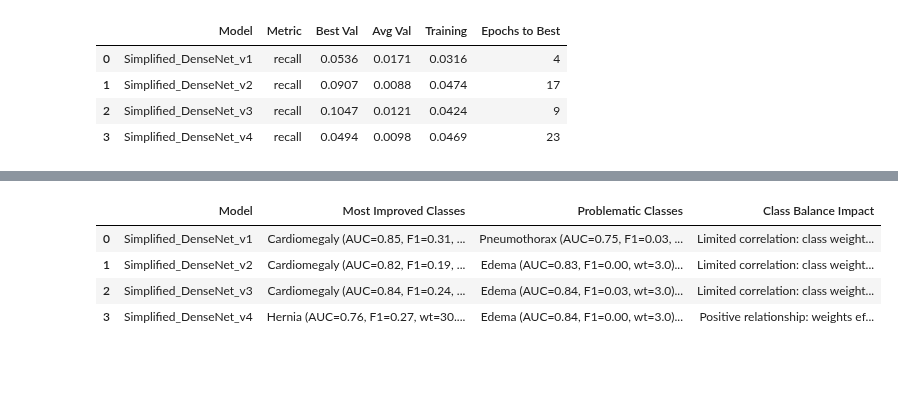
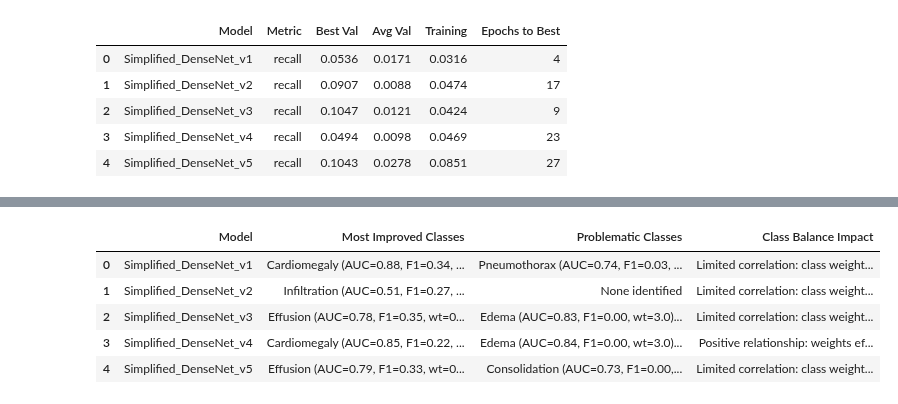
Before and after one commit to Argonus/codebook, a Jupyter notebook: studies/bachelor-thesis/notebooks/ModelSummary.ipynb, the cells around one changed output, grey strips where cells are left out. Drawn from its saved outputs; the diff is of its cells as text; code cells hidden in the pictures; blank space fills up the shorter version.

Commit message:
[BT] Finish DenseNet121 v1
Finish v1

```diff
--- a/studies/bachelor-thesis/notebooks/ModelSummary.ipynb
+++ b/studies/bachelor-thesis/notebooks/ModelSummary.ipynb
@@ -40,7 +40,7 @@ def calculate_model_metric(models_path, model_names, metric):
     return pd.DataFrame(results)
 # %%
 from src.utils.consts import MODELS_PATH
-model_names = ['Simplified_DenseNet_v1', 'Simplified_DenseNet_v2', 'Simplified_DenseNet_v3', 'Simplified_DenseNet_v4']
+model_names = ['Simplified_DenseNet_v1', 'Simplified_DenseNet_v2', 'Simplified_DenseNet_v3', 'Simplified_DenseNet_v4', 'Simplified_DenseNet_v5']
 calculate_model_metric(MODELS_PATH, model_names, 'recall')
 # %% [output]
 |  | Model | Metric | Best Val | Avg Val | Training | Epochs to Best |
@@ -48,6 +48,7 @@ calculate_model_metric(MODELS_PATH, model_names, 'recall')
 | 1 | Simplified_DenseNet_v2 | recall | 0.0907 | 0.0088 | 0.0474 | 17 |
 | 2 | Simplified_DenseNet_v3 | recall | 0.1047 | 0.0121 | 0.0424 | 9 |
 | 3 | Simplified_DenseNet_v4 | recall | 0.0494 | 0.0098 | 0.0469 | 23 |
+| 4 | Simplified_DenseNet_v5 | recall | 0.1043 | 0.0278 | 0.0851 | 27 |
 # %%
 import pandas as pd
 import numpy as np
@@ -146,7 +147,7 @@ from src.utils.consts import MODELS_PATH
 from IPython.display import display, HTML
 display(HTML("<style>.container { width:100% !important; }</style>"))
 
-model_names = ['Simplified_DenseNet_v1', 'Simplified_DenseNet_v2', 'Simplified_DenseNet_v3', 'Simplified_DenseNet_v4']
+model_names = ['Simplified_DenseNet_v1', 'Simplified_DenseNet_v2', 'Simplified_DenseNet_v3', 'Simplified_DenseNet_v4', 'Simplified_DenseNet_v5']
 result_df = analyze_class_performance(MODELS_PATH, model_names)
 
 pd.set_option('display.max_colwidth', None)
@@ -158,5 +158,6 @@ display(result_df)
 |  | Model | Most Improved Classes | Problematic Classes | Class Balance Impact |
-| 0 | Simplified_DenseNet_v1 | Cardiomegaly (AUC=0.85, F1=0.31, ... | Pneumothorax (AUC=0.75, F1=0.03, ... | Limited correlation: class weight... |
-| 1 | Simplified_DenseNet_v2 | Cardiomegaly (AUC=0.82, F1=0.19, ... | Edema (AUC=0.83, F1=0.00, wt=3.0)... | Limited correlation: class weight... |
-| 2 | Simplified_DenseNet_v3 | Cardiomegaly (AUC=0.84, F1=0.24, ... | Edema (AUC=0.84, F1=0.03, wt=3.0)... | Limited correlation: class weight... |
-| 3 | Simplified_DenseNet_v4 | Hernia (AUC=0.76, F1=0.27, wt=30.... | Edema (AUC=0.84, F1=0.00, wt=3.0)... | Positive relationship: weights ef... |
+| 0 | Simplified_DenseNet_v1 | Cardiomegaly (AUC=0.88, F1=0.34, ... | Pneumothorax (AUC=0.74, F1=0.03, ... | Limited correlation: class weight... |
+| 1 | Simplified_DenseNet_v2 | Infiltration (AUC=0.51, F1=0.27, ... | None identified | Limited correlation: class weight... |
+| 2 | Simplified_DenseNet_v3 | Effusion (AUC=0.78, F1=0.35, wt=0... | Edema (AUC=0.83, F1=0.00, wt=3.0)... | Limited correlation: class weight... |
+| 3 | Simplified_DenseNet_v4 | Cardiomegaly (AUC=0.85, F1=0.22, ... | Edema (AUC=0.84, F1=0.00, wt=3.0)... | Positive relationship: weights ef... |
+| 4 | Simplified_DenseNet_v5 | Effusion (AUC=0.79, F1=0.33, wt=0... | Consolidation (AUC=0.73, F1=0.00,... | Limited correlation: class weight... |
```
Also changed, not shown: parts of 2 cells of this notebook, 15 other files.
